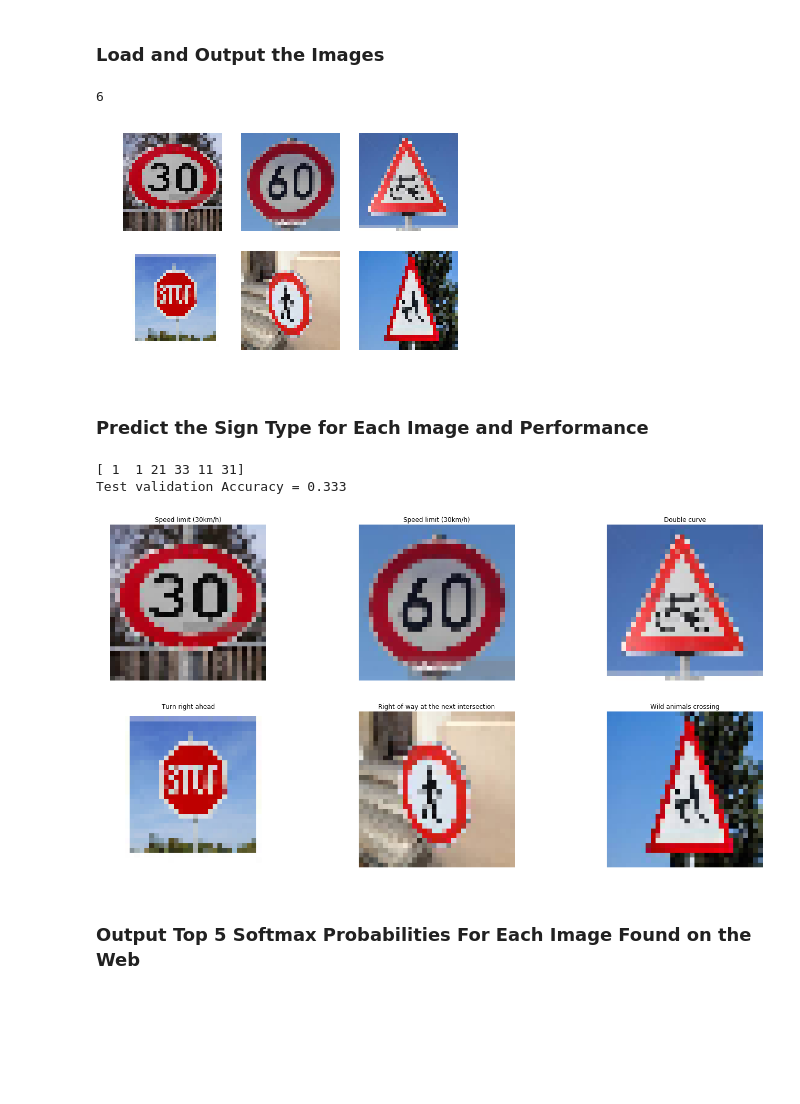
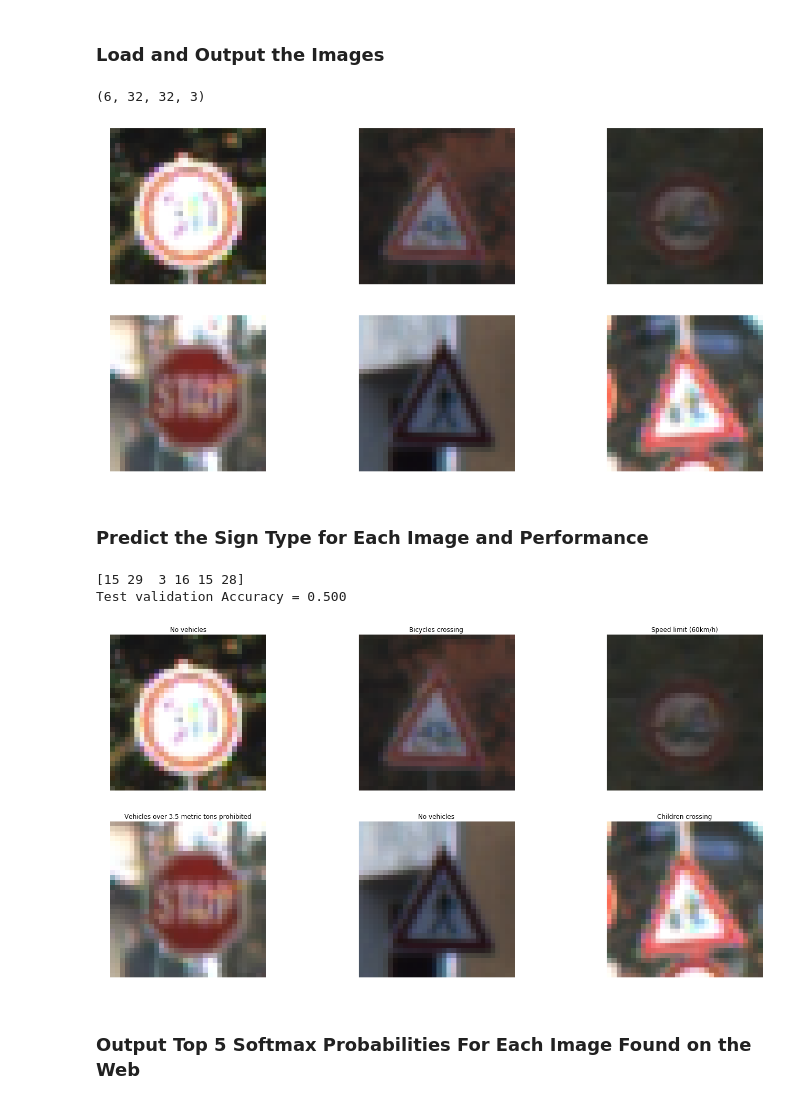
Before and after one commit to tkhgf/CarND-Traffic-Sign-Classifier-Project, a Jupyter notebook: Traffic_Sign_Classifier.ipynb, the cells around one changed output. Drawn from its saved outputs; the diff is of its cells as text; code cells hidden in the pictures; blank space fills up the shorter version.

Commit message:
accuracy 50%

```diff
--- a/Traffic_Sign_Classifier.ipynb
+++ b/Traffic_Sign_Classifier.ipynb
@@ -110,7 +110,7 @@ import matplotlib.pyplot as plt
 import random
 # Visualizations will be shown in the notebook.
 %matplotlib inline
-index = random.randint(0, len(X_train))
+index = random.randint(0, len(X_Train))
 image = X_Train[index].squeeze()
 
 plt.figure(figsize=(1,1))
@@ -153,7 +153,7 @@ Use the code cell (or multiple code cells, if necessary) to implement the first
 ### Preprocess the data here. It is required to normalize the data. Other preprocessing steps could include
 ### converting to grayscale, etc.
 ### Feel free to use as many code cells as needed.
-X_train = (X_train - 128)/128
+X_train = (X_Train - 128)/128
 X_test = (X_Test - 128)/128
 X_valid = (X_Valid - 128)/128
 # %%
@@ -280,18 +280,24 @@ def evaluate(X_data, y_data):
         total_accuracy += (accuracy * len(batch_x))
     return total_accuracy / num_examples
 # %%
-file = './train-model.chkpt'
+file = './train-model-final1.chkpt'
+EPOCHS = 10
+BATCH_SIZE = 128
 with tf.Session() as sess:
     sess.run(tf.global_variables_initializer())
-    num_examples = len(X_train)
     saver.restore(sess, file)
     print("Training...")
     print()
+    xt,yt = X_train, y_train
+    #xt,yt = X_valid, y_valid
+    #xt,yt = X_test, y_test
+    num_examples = len(xt)
+
     for i in range(EPOCHS):
-        X_train, y_train = shuffle(X_train, y_train)
+        xt, yt = shuffle(xt, yt)
         for offset in range(0, num_examples, BATCH_SIZE):
             end = offset + BATCH_SIZE
-            batch_x, batch_y = X_train[offset:end], y_train[offset:end]
+            batch_x, batch_y = xt[offset:end], yt[offset:end]
             sess.run(training_operation, feed_dict={x: batch_x, y: batch_y})
 
         validation_accuracy = evaluate(X_valid, y_valid)
@@ -343,26 +354,36 @@ def load_images_from_folder(folder):
 # %%
 ### Load the images and plot them here.
 ### Feel free to use as many code cells as needed.
-test_images = load_images_from_folder('test_images')
+#test_images = load_images_from_folder('test_images')
+y_test_labels = [ 1 ,29, 3, 14, 27, 28]
+test_images = []
+for i in y_test_labels:
+    index = np.argwhere(y_valid == i)[0]
+    #print(index)
+    test_images.append(X_Valid[index][0])
+
+test_images = np.array(test_images)
 count = len(test_images)
-print(count)
-test_images = np.array(test_images)
+print(test_images.shape)
+plt.figure(figsize=(24,12))
 
 for i, image in enumerate(test_images):
     grid = plt.subplot(plt.subplot(count/3,3,i+1))
     grid.imshow(image), plt.axis('off')
 
 plt.show()
 # %% [output]
-6
+(6, 32, 32, 3)
-[figure, old version]
+[figure, new version]
 # %% [markdown]
 ### Predict the Sign Type for Each Image and Performance
 # %%
 ### Run the predictions here and use the model to output the prediction for each image.
 ### Make sure to pre-process the images with the same pre-processing pipeline used earlier.
 ### Feel free to use as many code cells as needed.
-y_test_labels = [ 1 , 3 ,29, 14, 27, 28]
+
+#y_test_labels = y_valid[10:15]
+#test_images = X_Valid[10:15]
 bin_test_images = (test_images-128)/128
 with tf.Session() as sess:
     sess = tf.get_default_session()
@@ -372,7 +393,7 @@ with tf.Session() as sess:
     print(outputclass)
     ### Calculate the accuracy for these 5 new images.
     ### For example, if the model predicted 1 out of 5 signs correctly, it's 20% accurate on these new images.
-    acc = sess.run(accuracy_operation, feed_dict={x: bin_test_images, y: y_test_labels})
+    acc = sess.run(accuracy_operation, feed_dict={x: test_images, y: y_test_labels})
     print("Test validation Accuracy = {:.3f}".format(acc))
     #print(signs)
 plt.figure(figsize=(24,12))
@@ -385,10 +406,11 @@ for i, image in enumerate(test_images):
     plt.title(signs[i])
 
 plt.show()
+#[ 1 ,29, 3, 14, 27, 28]
 # %% [output]
-[ 1  1 21 33 11 31]
-Test validation Accuracy = 0.333
+[15 29  3 16 15 28]
+Test validation Accuracy = 0.500
-[figure, old version]
+[figure, new version]
 # %% [markdown]
 ### Output Top 5 Softmax Probabilities For Each Image Found on the Web
 # %% [markdown]
```
Also changed, not shown: parts of 3 cells of this notebook, 13 other files.
